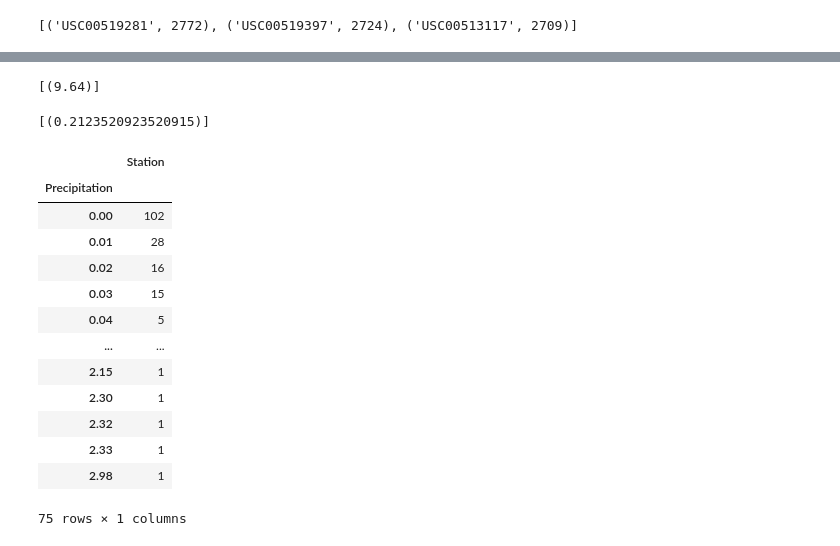
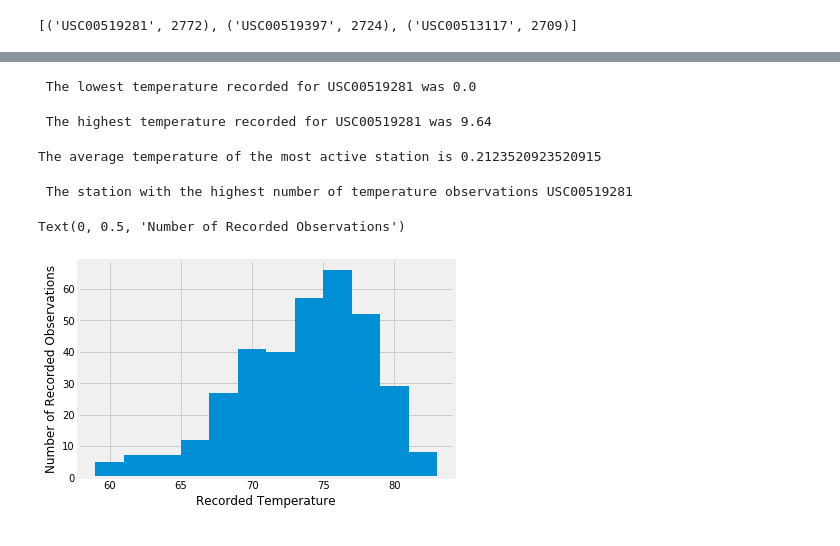
Before and after one commit to alfredama/Sqlalchemy-challenge, a Jupyter notebook: climate.ipynb, the cells around one changed output, grey strips where cells are left out. Drawn from its saved outputs; the diff is of its cells as text; code cells hidden in the pictures.

```diff
--- a/climate.ipynb
+++ b/climate.ipynb
@@ -136,58 +157,61 @@ station
 # %%
 # Using the station id from the previous query, calculate the lowest temperature recorded,
 USC00519281_lowest_temp = session.query(func.min(Measure.prcp)).filter(Measure.station == 'USC00519281').all()
-
-USC00519281_lowest_temp
+print(f" The lowest temperature recorded for USC00519281 was {USC00519281_lowest_temp[0][0]}")
+# %% [output]
+ The lowest temperature recorded for USC00519281 was 0.0
 # %%
 # highest temperature recorded, and average temperature of the most active station?
 USC00519281_highest_temp = session.query(func.max(Measure.prcp)).filter(Measure.station == 'USC00519281').all()
 
-USC00519281_highest_temp
+print(f" The highest temperature recorded for USC00519281 was {USC00519281_highest_temp[0][0]}")
 # %% [output]
-[(9.64)]
+ The highest temperature recorded for USC00519281 was 9.64
 # %%
 #average temperature of the most active station?
 USC00519281_avg_temp = session.query(func.avg(Measure.prcp)).filter(Measure.station == 'USC00519281').all()
 
-USC00519281_avg_temp
+print(f'The average temperature of the most active station is {USC00519281_avg_temp[0][0]}')
 # %% [output]
-[(0.2123520923520915)]
+The average temperature of the most active station is 0.2123520923520915
+# %%
+# Choose the station with the highest number of temperature observations.
+# Query the last 12 months of temperature observation data for this station and plot the results as a histogram
+highest_obs_station = session.query(Measure.station,func.count(Measure.tobs)).group_by(Measure.station).\
+                        order_by(func.count(Measure.tobs).desc()).all()
+highest_obs_station = highest_obs_station[0][0]
+print(f" The station with the highest number of temperature observations {highest_obs_station}")
+# %% [output]
+ The station with the highest number of temperature observations USC00519281
 # %%
-# Choose the station with the highest number of temperature observations.
-# Query the last 12 months of temperature observation data for this station and plot the results as a histogram
 #pulling data from session
-fartherst_date = session.query(Measure.date).filter(Measure.station == 'USC00519281').order_by(Measure.date.desc()).first()
+fartherst_date = session.query(Measure.date).order_by(Measure.date.desc()).first()
 
 #calculating latest date in the data farme
 latest_date = fartherst_date[0]
 one_year_back = dt.datetime.strptime(latest_date, '%Y-%m-%d') - dt.timedelta(days=365)
 one_year_back
 
 # Calculate the date 1 year ago from the last data point in the database
 
 # Perform a query to retrieve the data and precipitation scores
-last_12months = session.query(Measure.station, Measure.prcp).filter(Measure.station == 'USC00519281').\
+last_12months = session.query(Measure.station, Measure.tobs).filter(Measure.station == highest_obs_station).\
                 filter(Measure.date > one_year_back).all()
 last_12months
 
 # Save the query results as a Pandas DataFrame and set the index to the date column
-df = pd.DataFrame(last_12months, columns = ["Station","Precipitation"])
+df = pd.DataFrame(last_12months, columns = ["Station","Temp observed"])
 
 #Sort the dataframe by date
-grouped_temp = df.groupby(["Precipitation"]).count()
-grouped_temp
+#getting station with highest number of observations
+df["Station"].value_counts()
+
+USC00519397_df = df.loc[(df["Station"]  == "USC00519397"), :]
+data = df["Temp observed"]
+#multi_plot = USC00519397_df["Temp observed"].value_counts().plot(kind="bar", figsize=(12,8))
+plt.hist(data, bins = 12)
+plt.xlabel("Recorded Temperature")
+plt.ylabel("Number of Recorded Observations")
 # %% [output]
-|  | Station |
-| Precipitation |  |
-| 0.00 | 102 |
-| 0.01 | 28 |
-| 0.02 | 16 |
-| 0.03 | 15 |
-| 0.04 | 5 |
-| ... | ... |
-| 2.15 | 1 |
-| 2.30 | 1 |
-| 2.32 | 1 |
-| 2.33 | 1 |
-| 2.98 | 1 |
-75 rows × 1 columns
+Text(0, 0.5, 'Number of Recorded Observations')
+[figure, added]
```
Also changed, not shown: parts of 5 cells of this notebook, 1 other file.
